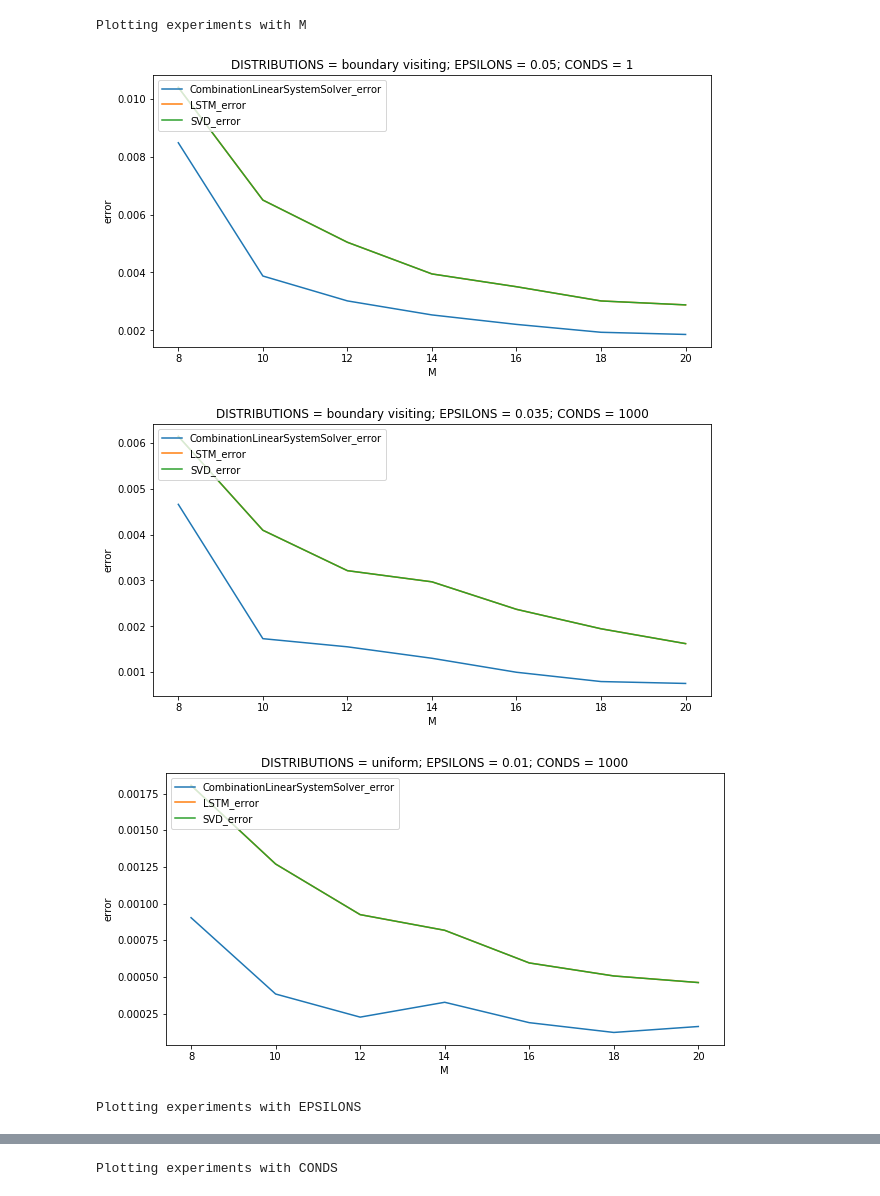
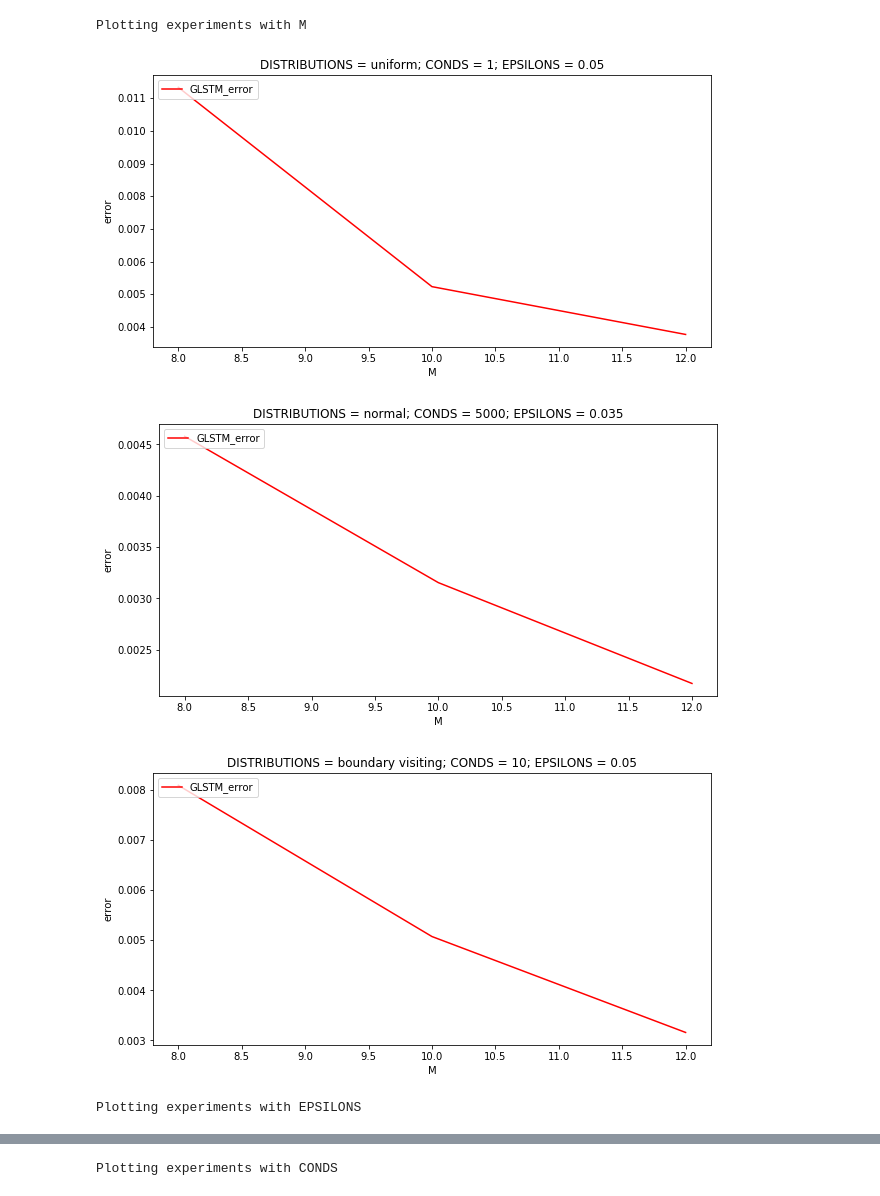
Before and after one commit to VSydorskyy/IASAGameTheory, a Jupyter notebook: example.ipynb, the cells around one changed output, grey strips where cells are left out. Drawn from its saved outputs; the diff is of its cells as text; code cells hidden in the pictures.

```diff
--- a/example.ipynb
+++ b/example.ipynb
@@ -12,7 +13,7 @@ from utils.sup_functions import boundary_visiting
 
 %matplotlib inline
 # %%
-grid_params = {'M':[i for i in range(8, 22, 2)],
+grid_params = {'M':[i for i in range(8, 14, 2)],
                'EPSILONS':[0.01, 0.035, 0.05],
                'CONDS':[1,10,100, 1000, 5000],
                'DISTRIBUTIONS':{'uniform': lambda m: np.random.uniform(size=m), 'normal': lambda m: np.random.normal(size=m), 'boundary visiting': boundary_visiting}}
@@ -20,6 +21,6 @@ grid_params = {'M':[i for i in range(8, 22, 2)],
 exp = Experiment(grid_params=grid_params,
                  n_dim=5,
                  x_vector=np.array([0.3, 0.5, 0.7, 0.82, 0.9]),
-                 models=[CombinationLinearSystemSolver(combinations_to_take=100), LeastSquare(), SingularDecomposition()])
+                 models=[GeneralizedLeastSquare()])
 # %%
-experiment_result = exp.run_experiment(monte_karlo_steps=50)
+experiment_result = exp.run_experiment(monte_karlo_steps=20, verbose=False)
@@ -26,8 +47,8 @@ experiment_result = exp.run_experiment(monte_karlo_steps=50)
 # %%
-exp.visualise_experiment()
+exp.visualise_experiment(colors=['red'])
 # %% [output]
 Plotting experiments with M
-[figure, old version]
+[figure, new version]
-[figure, old version]
+[figure, new version]
-[figure, old version]
+[figure, new version]
 Plotting experiments with EPSILONS
```
Also changed, not shown: parts of 4 cells of this notebook, 1 other file.
